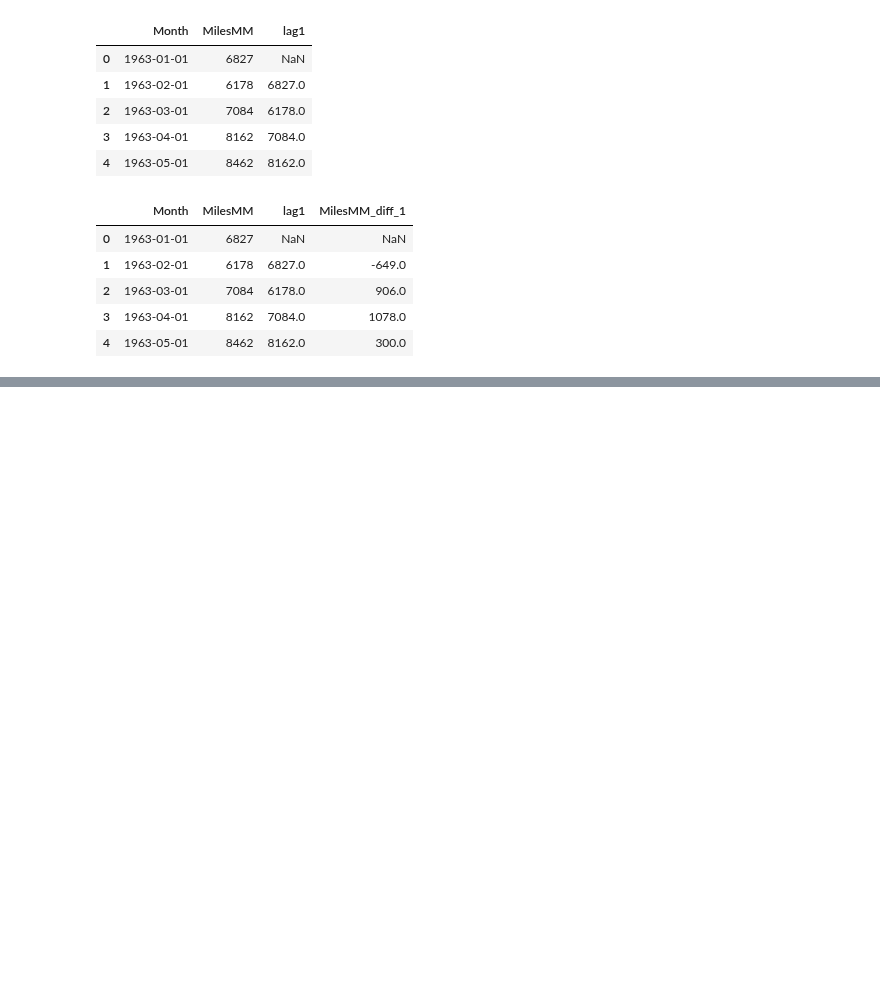
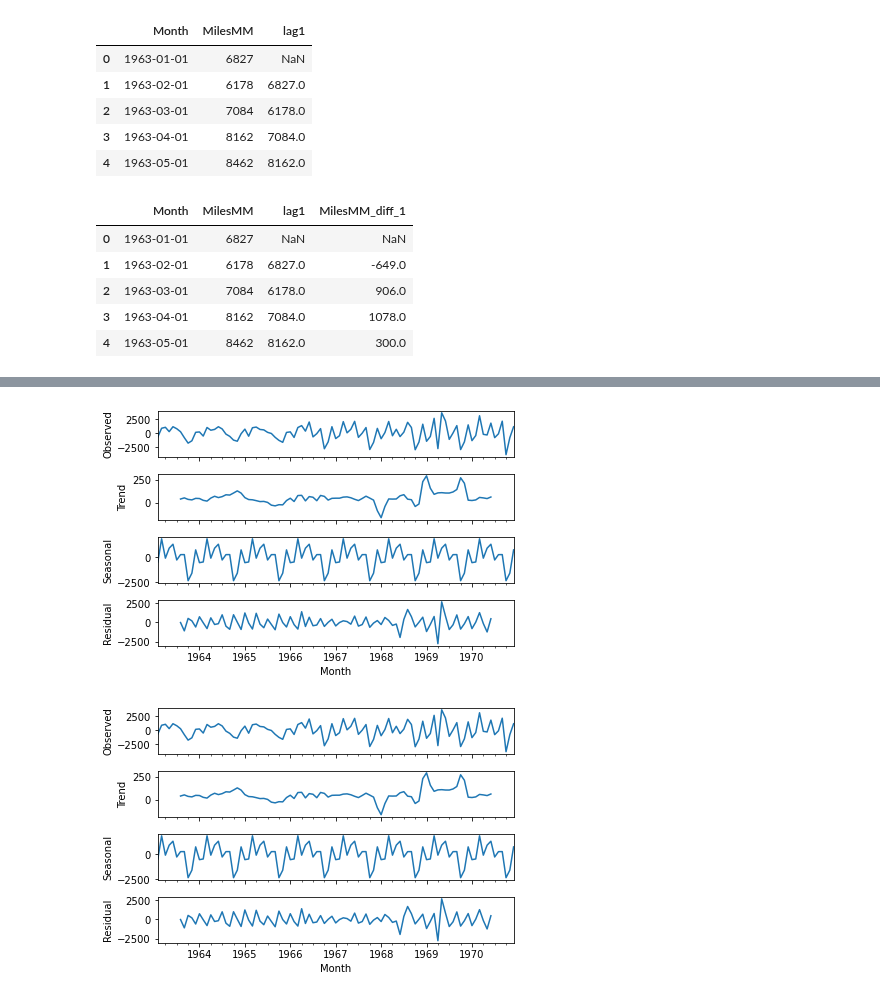
Before and after one commit to anmol0720/Time-Series-Forcasting, a Jupyter notebook: Time_Series_Analysis_and_Forcasting.ipynb, the cells around one changed output, grey strips where cells are left out. Cells and saved outputs as stored; diff of their text form; code cells hidden in the pictures; blank space fills up the shorter version.

Commit message:
Additive Model On Difference

```diff
--- a/Time_Series_Analysis_and_Forcasting.ipynb
+++ b/Time_Series_Analysis_and_Forcasting.ipynb
@@ -605,3 +605,7 @@ miles_df.head()
 | 2 | 1963-03-01 | 7084 | 6178.0 | 906.0 |
 | 3 | 1963-04-01 | 8162 | 7084.0 | 1078.0 |
 | 4 | 1963-05-01 | 8462 | 8162.0 | 300.0 |
+# %%
+miles_df.index=miles_df['Month']
+result_a=seasonal_decompose(miles_df['MilesMM'],model='additive')
+result_a.plot()
@@ -607,0 +615,7 @@ miles_df.head()
+# %%
+miles_df.index=miles_df['Month']
+result_b=seasonal_decompose(miles_df.iloc[1:,3],model='additive')
+result_b.plot()
+# %% [output]
+[figure, added]
+[figure, added]
```
Also changed, not shown: parts of 1 cell of this notebook.
